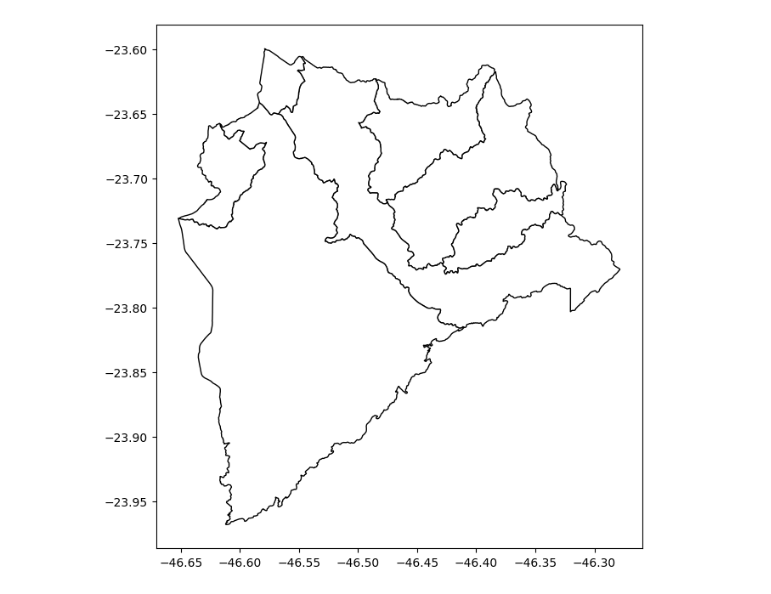
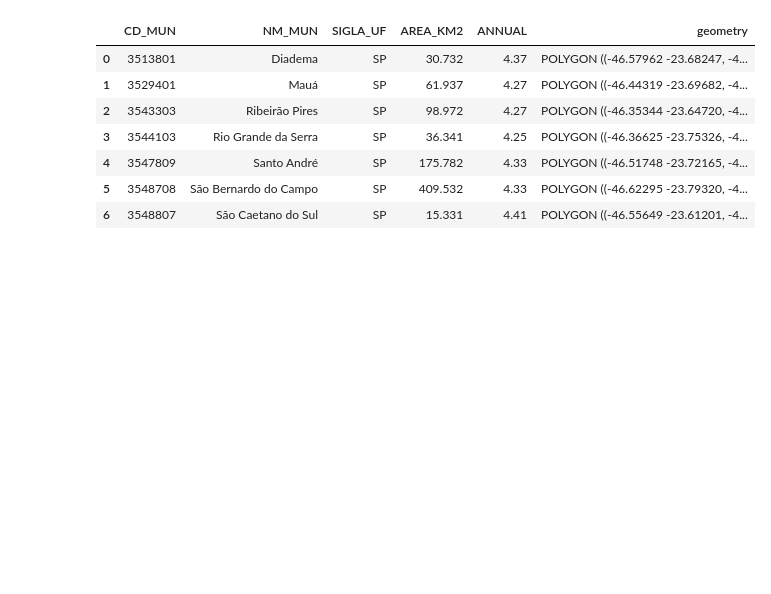
Before and after one commit to carloscopcescki/EcoSolar, a Jupyter notebook: geo_test.ipynb, the cells around one changed output. Saved outputs shown, nothing was run; the diff lists cells and outputs as text; code cells hidden in the pictures; blank space fills up the shorter version.

```diff
--- a/geo_test.ipynb
+++ b/geo_test.ipynb
@@ -5,8 +5,13 @@ from shapely.geometry import Point, LineString, Polygon
 import pandas as pd
 # %%
 gdf = gpd.read_file('AbcMaps/mapa_energetico_abc.json')
-
-gdf.plot(figsize=(8, 8), facecolor='white', edgecolor='black')
-plt.show()
+gdf
 # %% [output]
-[figure, removed]
+|  | CD_MUN | NM_MUN | SIGLA_UF | AREA_KM2 | ANNUAL | geometry |
+| 0 | 3513801 | Diadema | SP | 30.732 | 4.37 | POLYGON ((-46.57962 -23.68247, -4... |
+| 1 | 3529401 | Mauá | SP | 61.937 | 4.27 | POLYGON ((-46.44319 -23.69682, -4... |
+| 2 | 3543303 | Ribeirão Pires | SP | 98.972 | 4.27 | POLYGON ((-46.35344 -23.64720, -4... |
+| 3 | 3544103 | Rio Grande da Serra | SP | 36.341 | 4.25 | POLYGON ((-46.36625 -23.75326, -4... |
+| 4 | 3547809 | Santo André | SP | 175.782 | 4.33 | POLYGON ((-46.51748 -23.72165, -4... |
+| 5 | 3548708 | São Bernardo do Campo | SP | 409.532 | 4.33 | POLYGON ((-46.62295 -23.79320, -4... |
+| 6 | 3548807 | São Caetano do Sul | SP | 15.331 | 4.41 | POLYGON ((-46.55649 -23.61201, -4... |
```
Also changed, not shown: parts of 2 cells of this notebook.
